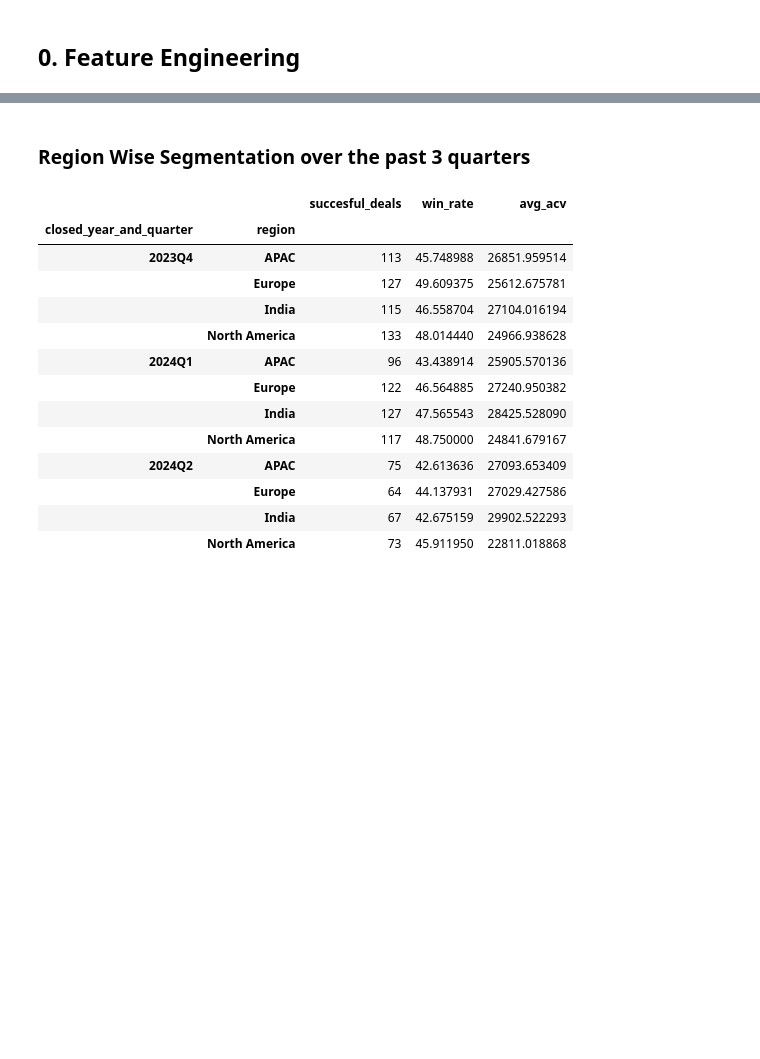
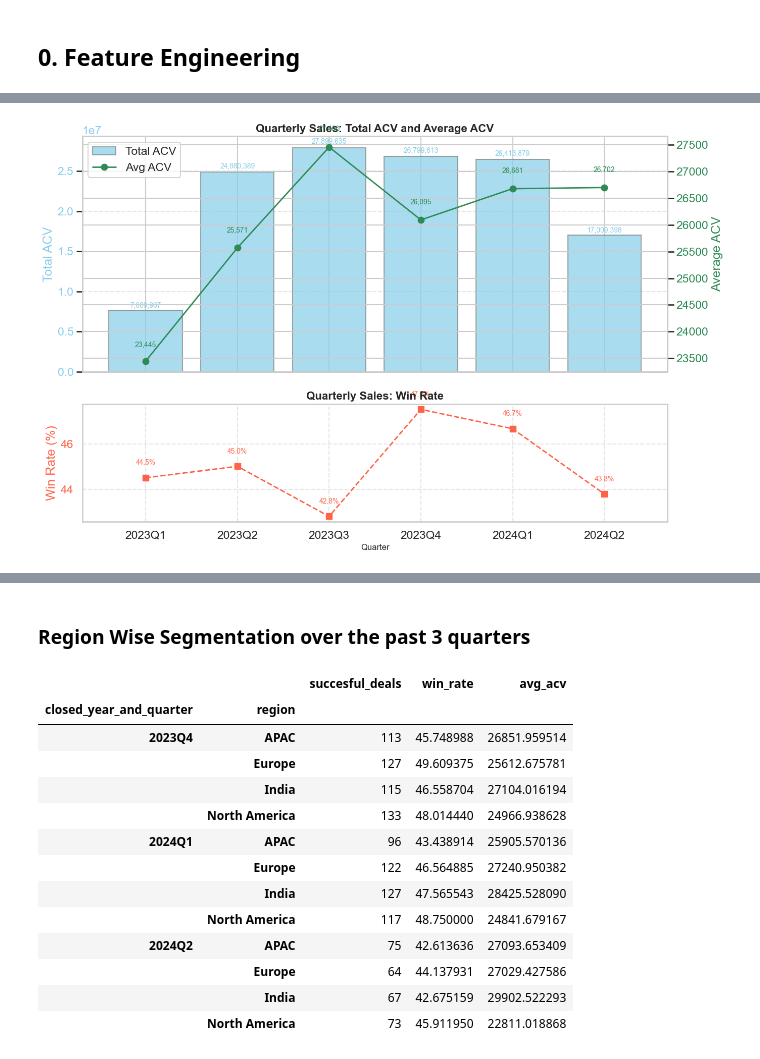
Before and after one commit to ShubhPundir/SkyGeni-Task, a Jupyter notebook: eda.ipynb, the cells around one changed output, grey strips where cells are left out. Drawn from its saved outputs; the diff is of its cells as text; code cells hidden in the pictures; blank space fills up the shorter version.

```diff
--- a/eda.ipynb
+++ b/eda.ipynb
@@ -62,0 +65,15 @@ df["acv_bucket"] = pd.qcut(
+# %%
+# Group by quarter
+quarterly_metrics = df.groupby('closed_year_and_quarter').agg(
+    total_deals=('deal_id', 'count'),
+    won_deals=('is_won', 'sum'),
+    # won_deals=('outcome', lambda x: (x == 'won').sum()),
+    total_acv=('deal_amount', 'sum'),
+    mean_acv=('deal_amount', 'mean')
+    mean_acv=('deal_amount', 'mean')
+).reset_index()
+
+# Calculate win rate
+quarterly_metrics['win_rate'] = quarterly_metrics['won_deals'] / quarterly_metrics['total_deals'] * 100
+
+quarterly_metrics
@@ -62,0 +88,81 @@ df["acv_bucket"] = pd.qcut(
+# %%
+# Optional: use seaborn style for prettier plots
+sns.set_style("whitegrid")
+sns.set_context("talk")  # larger fonts
+
+fig, (ax1, ax2) = plt.subplots(
+    2, 1, figsize=(14, 9), sharex=True, gridspec_kw={'height_ratios': [2, 1]}
+)
+
+# --- Top Pane: Total ACV (bar) + Avg ACV (line) ---
+bar_color = '#87CEEB'  # skyblue
+line_color = '#2E8B57'  # sea green
+
+ax1.bar(
+    quarterly_metrics['closed_year_and_quarter'],
+    quarterly_metrics['total_acv'],
+    color=bar_color,
+    alpha=0.7,
+    label='Total ACV',
+    edgecolor='grey'
+)
+ax1.set_ylabel('Total ACV', color=bar_color)
+ax1.tick_params(axis='y', labelcolor=bar_color)
+ax1.grid(axis='y', linestyle='--', alpha=0.5)
+
+# Data labels for bars
+for i, (x, y) in enumerate(zip(quarterly_metrics['closed_year_and_quarter'], quarterly_metrics['total_acv'])):
+    ax1.text(i, y * 1.01, f'{y:,.0f}', ha='center', va='bottom', fontsize=10, color=bar_color)
+
+# Line for average ACV
+ax1_line = ax1.twinx()
+ax1_line.plot(
+    quarterly_metrics['closed_year_and_quarter'],
+    quarterly_metrics['mean_acv'],
+    color=line_color,
+    marker='o',
+    linewidth=2,
+    label='Avg ACV'
+)
+ax1_line.set_ylabel('Average ACV', color=line_color)
+ax1_line.tick_params(axis='y', labelcolor=line_color)
+
+# Data labels for line
+for i, (x, y) in enumerate(zip(quarterly_metrics['closed_year_and_quarter'], quarterly_metrics['mean_acv'])):
+    ax1_line.text(i, y * 1.01, f'{y:,.0f}', ha='center', va='bottom', fontsize=10, color=line_color)
+
+# Combined legend
+lines, labels = ax1.get_legend_handles_labels()
+lines2, labels2 = ax1_line.get_legend_handles_labels()
+ax1_line.legend(lines + lines2, labels + labels2, loc='upper left', frameon=True, facecolor='white')
+
+ax1.set_title('Quarterly Sales: Total ACV and Average ACV', fontsize=16, weight='bold')
+
+# --- Bottom Pane: Win Rate ---
+win_rate_color = '#FF6347'  # tomato red
+ax2.plot(
+    quarterly_metrics['closed_year_and_quarter'],
+    quarterly_metrics['win_rate'],
+    color=win_rate_color,
+    marker='s',
+    linestyle='--',
+    linewidth=2,
+    markersize=8,
+    label='Win Rate (%)'
+)
+ax2.set_ylabel('Win Rate (%)', color=win_rate_color)
+ax2.tick_params(axis='y', labelcolor=win_rate_color)
+ax2.grid(True, linestyle='--', alpha=0.5)
+
+# Data labels for win rate
+for i, (x, y) in enumerate(zip(quarterly_metrics['closed_year_and_quarter'], quarterly_metrics['win_rate'])):
+    ax2.text(i, y + 0.5, f'{y:.1f}%', ha='center', va='bottom', fontsize=10, color=win_rate_color)
+
+ax2.set_xlabel('Quarter', fontsize=12)
+ax2.set_title('Quarterly Sales: Win Rate', fontsize=16, weight='bold')
+
+plt.xticks(rotation=45)
+plt.tight_layout()
+plt.show()
+# %% [output]
+[figure, added]
```
Also changed, not shown: parts of 12 cells of this notebook.
